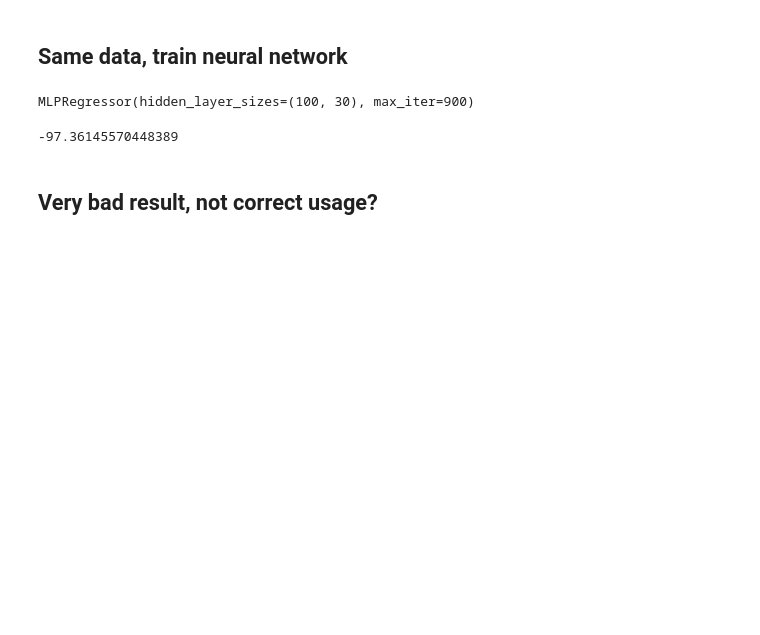
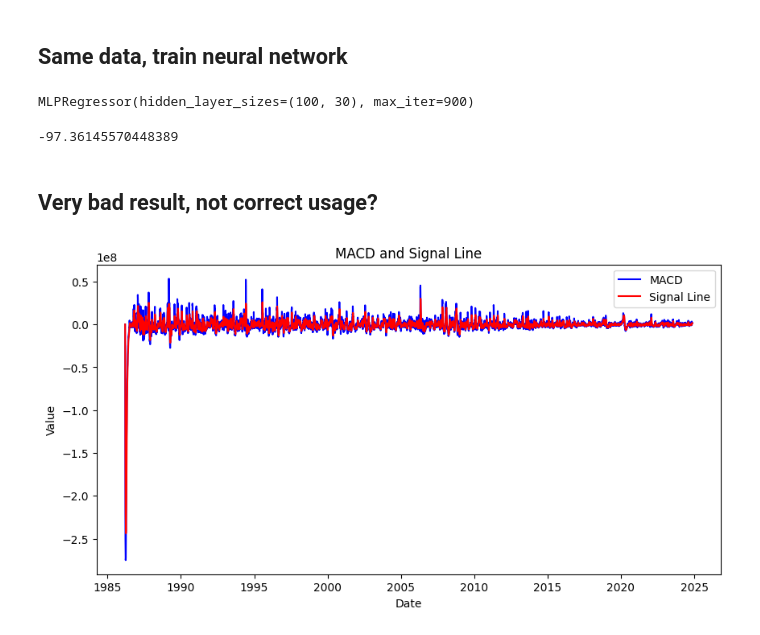
Before and after one commit to rniggebrugge/python-training, a Jupyter notebook: notebooks-course/experimental-3.ipynb, the cells around one changed output. Cells and saved outputs as stored; diff of their text form; code cells hidden in the pictures; blank space fills up the shorter version.

```diff
--- a/notebooks-course/experimental-3.ipynb
+++ b/notebooks-course/experimental-3.ipynb
@@ -147,3 +147,40 @@ print(result["Return [%]"])
 -97.36145570448389
 # %% [markdown]
 ## Very bad result, not correct usage?
+# %%
+import pandas as pd
+import matplotlib.pyplot as plt
+
+# Example data
+# data = {
+#     'Date': ['2024-11-01', '2024-11-02', '2024-11-03', '2024-11-04', '2024-11-05',
+#              '2024-11-06', '2024-11-07', '2024-11-08', '2024-11-09', '2024-11-10'],
+#     'Close': [100, 102, 101, 103, 104, 106, 105, 107, 108, 110]
+# }
+# df = pd.DataFrame(data)
+# df['Date'] = pd.to_datetime(df['Date'])
+# df.set_index('Date', inplace=True)
+
+# Calculate the short-term (12-day) EMA
+df['EMA_12'] = df['Volume'].ewm(span=12, adjust=False).mean()
+
+# Calculate the long-term (26-day) EMA
+df['EMA_26'] = df['Volume'].ewm(span=26, adjust=False).mean()
+
+# Calculate the MACD line
+df['MACD'] = df['EMA_12'] - df['EMA_26']
+
+# Calculate the Signal line (9-day EMA of MACD)
+df['Signal_Line'] = df['MACD'].ewm(span=9, adjust=False).mean()
+
+# Plot the MACD and Signal Line
+plt.figure(figsize=(10, 5))
+plt.plot(df.index, df['MACD'], label='MACD', color='blue')
+plt.plot(df.index, df['Signal_Line'], label='Signal Line', color='red')
+plt.title('MACD and Signal Line')
+plt.xlabel('Date')
+plt.ylabel('Value')
+plt.legend(loc='best')
+plt.show()
+# %% [output]
+[figure, added]
```
Also changed, not shown: parts of 2 cells of this notebook, 3 other files.
